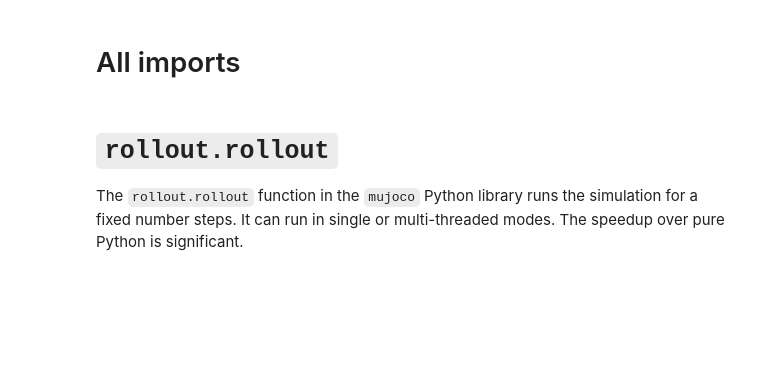
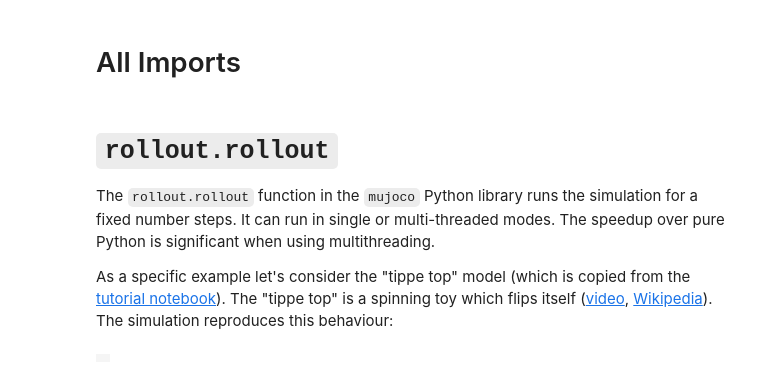
Before and after one commit to aftersomemath/mujoco, a Jupyter notebook: python/rollout.ipynb, the cells around one changed output. Drawn from its saved outputs; the diff is of its cells as text; code cells hidden in the pictures; blank space fills up the shorter version.

Commit message:
rollout notebook add runtime comparisons and example with minimize

```diff
--- a/python/rollout.ipynb
+++ b/python/rollout.ipynb
@@ -21,6 +21,6 @@ This notebook describes a utility included in the MuJoCo Python library that per
      See the License for the specific language governing permissions and
      limitations under the License.
 -->
-# %% [markdown]
-# All imports
+# %% [markdown]
+# All Imports
 # %%
@@ -90,4 +107,62 @@ clear_output()
 # %% [markdown]
 # `rollout.rollout`
 
-The `rollout.rollout` function in the `mujoco` Python library runs the simulation for a fixed number steps. It can run in single or multi-threaded modes. The speedup over pure Python is significant.
+The `rollout.rollout` function in the `mujoco` Python library runs the simulation for a fixed number steps. It can run in single or multi-threaded modes. The speedup over pure Python is significant when using multithreading.
+
+As a specific example let's consider the "tippe top" model (which is copied from the [tutorial notebook](https://colab.research.google.com/github/google-deepmind/mujoco/blob/main/python/tutorial.ipynb)). The "tippe top" is a spinning toy which flips itself ([video](https://www.youtube.com/watch?v=kbYpVrdcszQ), [Wikipedia](https://en.wikipedia.org/wiki/Tippe_top)). The simulation reproduces this behaviour:
+# %%
+#@title Tippe Top
+tippe_top = """
+<mujoco model="tippe top">
+  <option integrator="RK4"/>
+
+  <asset>
+    <texture name="grid" type="2d" builtin="checker" rgb1=".1 .2 .3"
+     rgb2=".2 .3 .4" width="300" height="300"/>
+    <material name="grid" texture="grid" texrepeat="8 8" reflectance=".2"/>
+  </asset>
+
+  <worldbody>
+    <geom size=".2 .2 .01" type="plane" material="grid"/>
+    <light pos="0 0 .6"/>
+    <camera name="closeup" pos="0 -.1 .07" xyaxes="1 0 0 0 1 2"/>
+    <body name="top" pos="0 0 .02">
+      <freejoint/>
+      <geom name="ball" type="sphere" size=".02" />
+      <geom name="stem" type="cylinder" pos="0 0 .02" size="0.004 .008"/>
+      <geom name="ballast" type="box" size=".023 .023 0.005"  pos="0 0 -.015"
+       contype="0" conaffinity="0" group="3"/>
+    </body>
+  </worldbody>
+
+  <keyframe>
+    <key name="spinning" qpos="0 0 0.02 1 0 0 0" qvel="0 0 0 0 1 200" />
+  </keyframe>
+</mujoco>
+"""
+model = mujoco.MjModel.from_xml_string(tippe_top)
+data = mujoco.MjData(model)
+
+# mujoco.mj_forward(model, data)
+# with mujoco.Renderer(model) as renderer:
+#   renderer.update_scene(data, camera="closeup")
+
+#   media.show_image(renderer.render())
+
+duration = 7    # (seconds)
+framerate = 60  # (Hz)
+
+# Simulate and display video.
+frames = []
+mujoco.mj_resetDataKeyframe(model, data, 0)  # Reset the state to keyframe 0
+with mujoco.Renderer(model) as renderer:
+  while data.time < duration:
+    mujoco.mj_step(model, data)
+    if len(frames) < data.time * framerate:
+      renderer.update_scene(data, "closeup")
+      pixels = renderer.render()
+      frames.append(pixels)
+
+media.show_video(frames, fps=framerate)
+# %% [output]
+|  |
```
Also changed, not shown: parts of 28 cells of this notebook, 1 other file.
